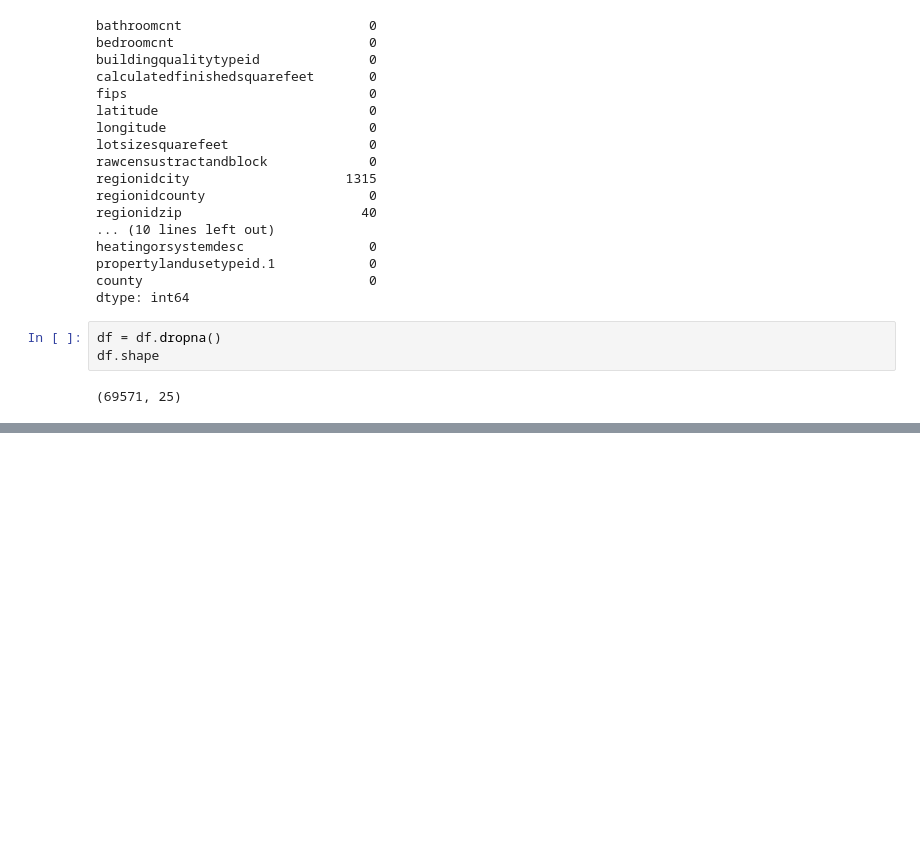
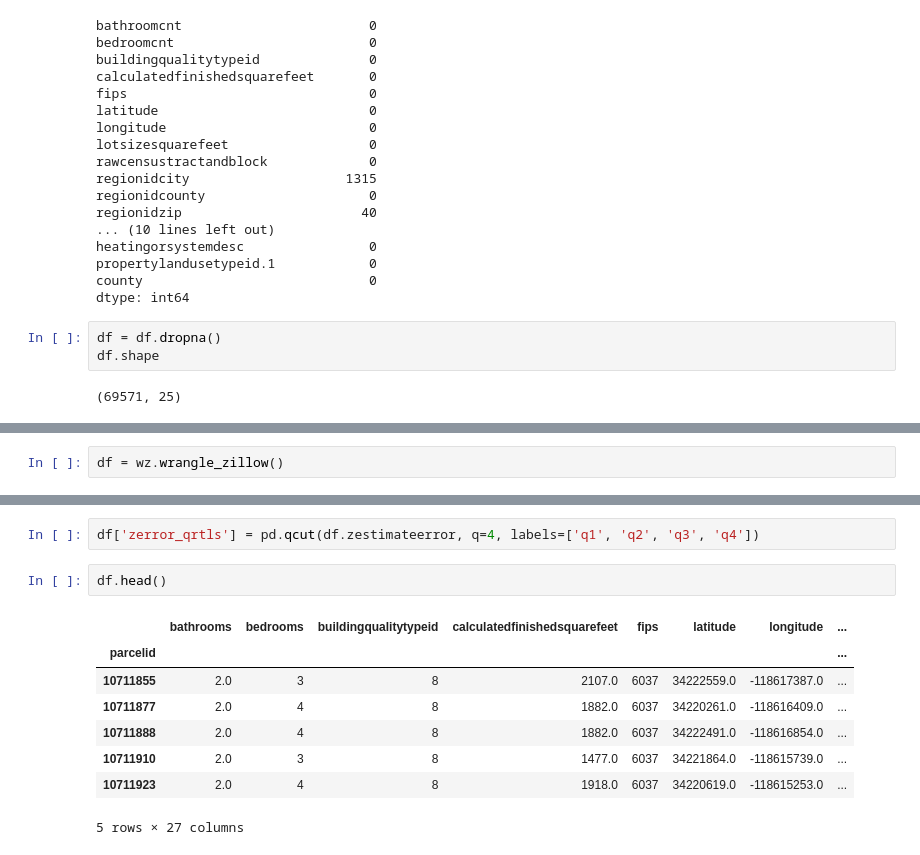
Before and after one commit to o0amandagomez0o/clustering-exercises, a Jupyter notebook: zillow.ipynb, the cells around one changed output, grey strips where cells are left out. Drawn from its saved outputs; the diff is of its cells as text; blank space fills up the shorter version.

```diff
--- a/zillow.ipynb
+++ b/zillow.ipynb
@@ -1165,0 +1179,2 @@ df.shape
+# %%
+df = wz.wrangle_zillow()
@@ -1165,0 +1225,13 @@ df.shape
+# %%
+df['zerror_qrtls'] = pd.qcut(df.zestimateerror, q=4, labels=['q1', 'q2', 'q3', 'q4'])
+# %%
+df.head()
+# %% [output]
+|  | bathrooms | bedrooms | buildingqualitytypeid | calculatedfinishedsquarefeet | fips | latitude | longitude | ... |
+| parcelid |  |  |  |  |  |  |  | ... |
+| 10711855 | 2.0 | 3 | 8 | 2107.0 | 6037 | 34222559.0 | -118617387.0 | ... |
+| 10711877 | 2.0 | 4 | 8 | 1882.0 | 6037 | 34220261.0 | -118616409.0 | ... |
+| 10711888 | 2.0 | 4 | 8 | 1882.0 | 6037 | 34222491.0 | -118616854.0 | ... |
+| 10711910 | 2.0 | 3 | 8 | 1477.0 | 6037 | 34221864.0 | -118615739.0 | ... |
+| 10711923 | 2.0 | 4 | 8 | 1918.0 | 6037 | 34220619.0 | -118615253.0 | ... |
+5 rows × 27 columns
```
Also changed, not shown: parts of 11 cells of this notebook, 6 other files.
